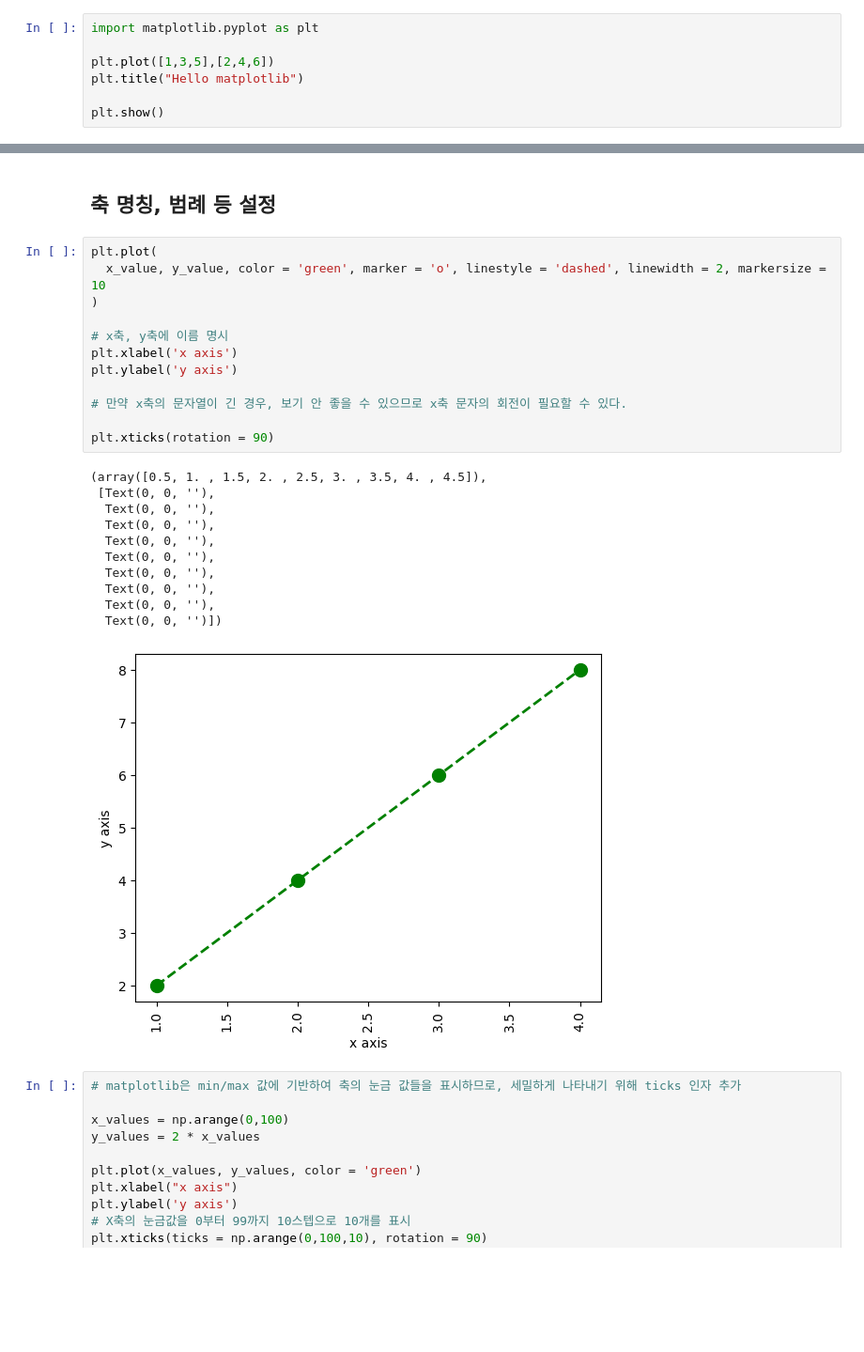
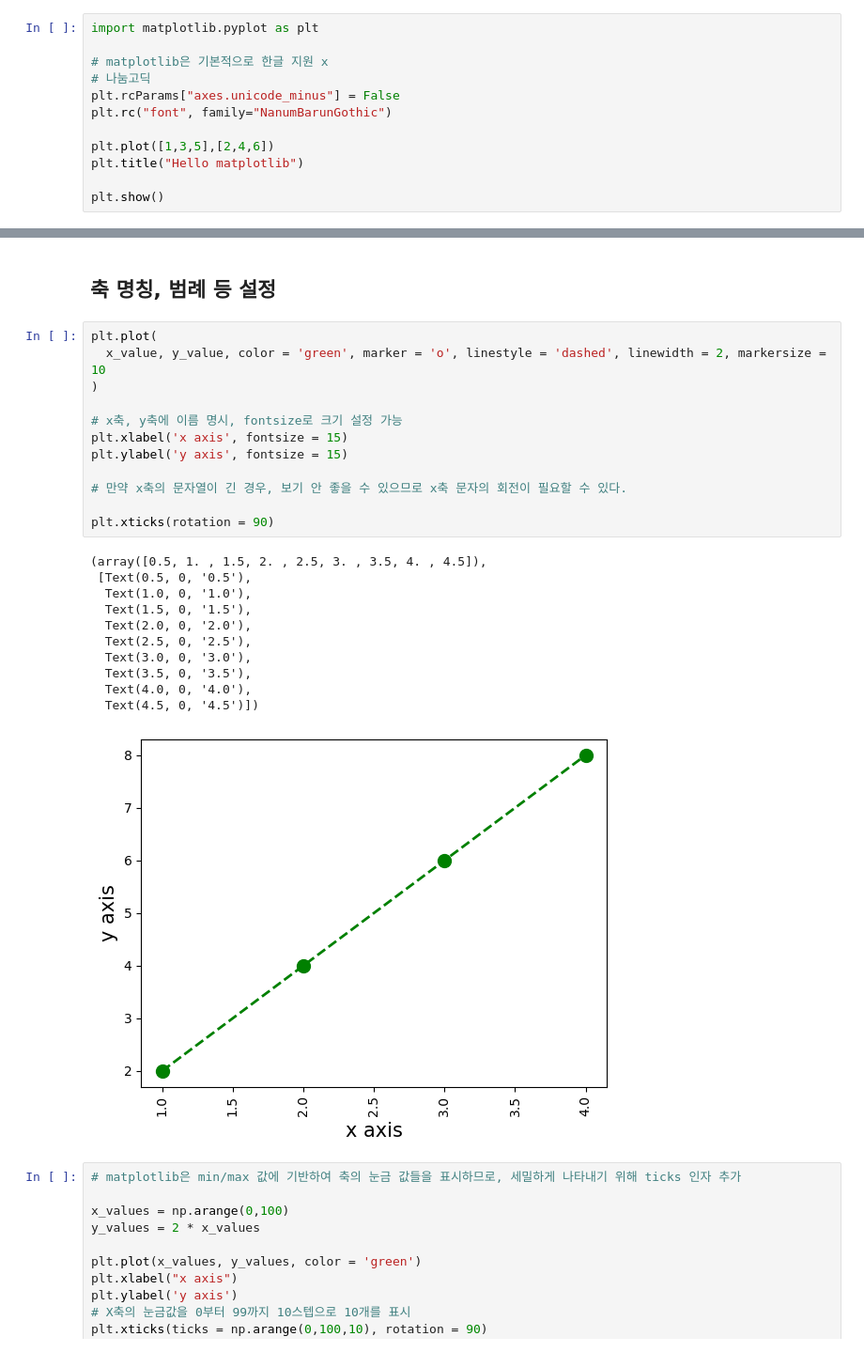
Before and after one commit to hyunyoungDA/nvidia-course, a Jupyter notebook: week1/day3/visualize1.ipynb, the cells around one changed output, grey strips where cells are left out. Shown: that part at 94% size. Cells and saved outputs as stored; diff of their text form; blank space fills up the shorter version.

Commit message:
Feat: Add visualize and crawling code

```diff
--- a/week1/day3/visualize1.ipynb
+++ b/week1/day3/visualize1.ipynb
@@ -1,5 +1,10 @@
 # %%
 import matplotlib.pyplot as plt
+
+# matplotlib은 기본적으로 한글 지원 x
+# 나눔고딕
+plt.rcParams["axes.unicode_minus"] = False
+plt.rc("font", family="NanumBarunGothic")
 
 plt.plot([1,3,5],[2,4,6])
 plt.title("Hello matplotlib")
@@ -69,27 +91,27 @@ plt.plot(
 # %%
 plt.plot(
   x_value, y_value, color = 'green', marker = 'o', linestyle = 'dashed', linewidth = 2, markersize = 10
 )
 
-# x축, y축에 이름 명시
-plt.xlabel('x axis')
-plt.ylabel('y axis')
+# x축, y축에 이름 명시, fontsize로 크기 설정 가능
+plt.xlabel('x axis', fontsize = 15)
+plt.ylabel('y axis', fontsize = 15)
 
 # 만약 x축의 문자열이 긴 경우, 보기 안 좋을 수 있으므로 x축 문자의 회전이 필요할 수 있다.
 
 plt.xticks(rotation = 90)
 # %% [output]
 (array([0.5, 1. , 1.5, 2. , 2.5, 3. , 3.5, 4. , 4.5]),
- [Text(0, 0, ''),
-  Text(0, 0, ''),
-  Text(0, 0, ''),
-  Text(0, 0, ''),
-  Text(0, 0, ''),
-  Text(0, 0, ''),
-  Text(0, 0, ''),
-  Text(0, 0, ''),
-  Text(0, 0, '')])
+ [Text(0.5, 0, '0.5'),
+  Text(1.0, 0, '1.0'),
+  Text(1.5, 0, '1.5'),
+  Text(2.0, 0, '2.0'),
+  Text(2.5, 0, '2.5'),
+  Text(3.0, 0, '3.0'),
+  Text(3.5, 0, '3.5'),
+  Text(4.0, 0, '4.0'),
+  Text(4.5, 0, '4.5')])
-[figure, old version]
+[figure, new version]
 # %%
 # matplotlib은 min/max 값에 기반하여 축의 눈금 값들을 표시하므로, 세밀하게 나타내기 위해 ticks 인자 추가
 
```
Also changed, not shown: parts of 17 cells of this notebook, 4 other files.
